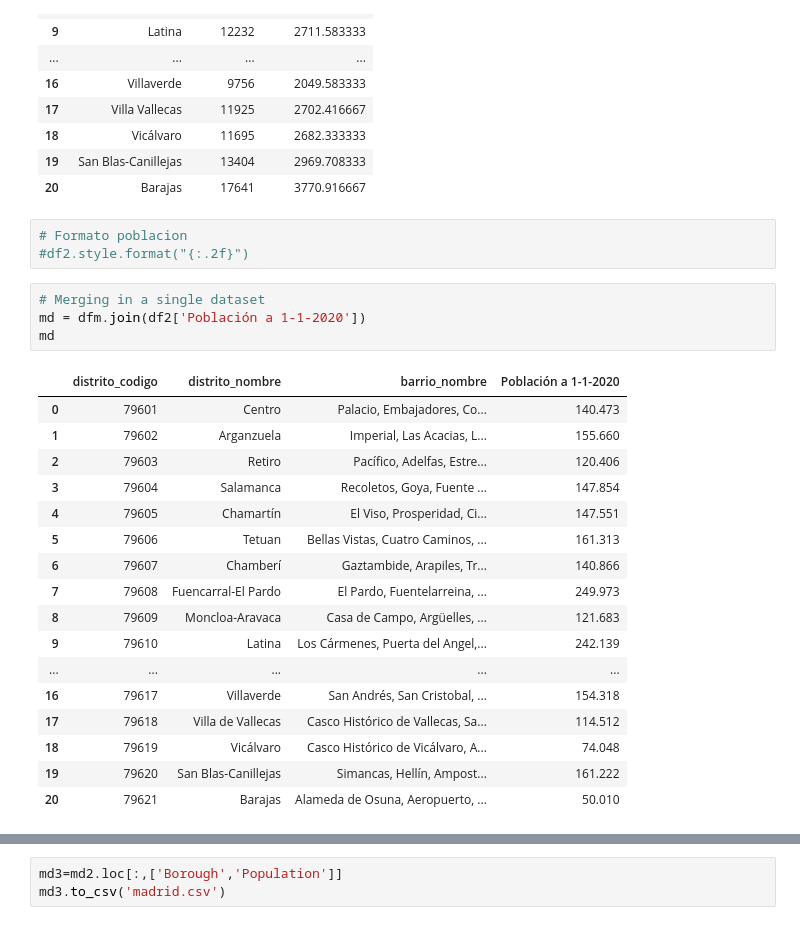
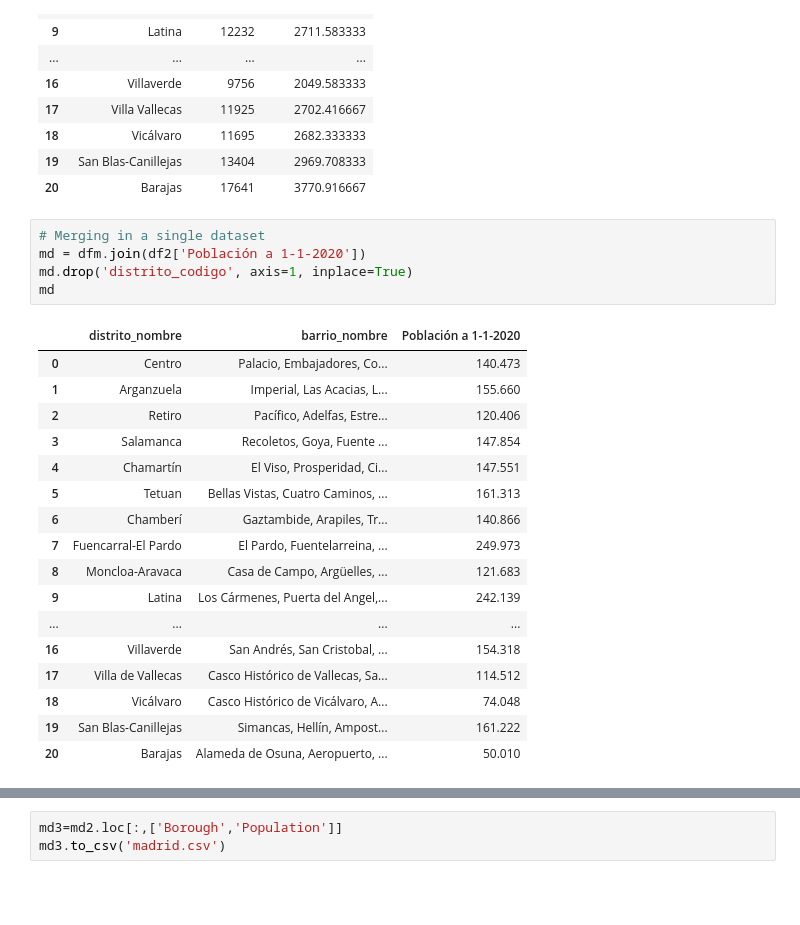
Before and after one commit to LourdesRodriguez/Applied_Data_Science_Capstone, a Jupyter notebook: 20210201_TheBattleofNeighborhoods_Final.ipynb, the cells around one changed output, grey strips where cells are left out. Cells and saved outputs as stored; diff of their text form; blank space fills up the shorter version.

```diff
--- a/20210201_TheBattleofNeighborhoods_Final.ipynb
+++ b/20210201_TheBattleofNeighborhoods_Final.ipynb
@@ -194,31 +194,29 @@ renta
 | 18 | Vicálvaro | 11695 | 2682.333333 |
 | 19 | San Blas-Canillejas | 13404 | 2969.708333 |
 | 20 | Barajas | 17641 | 3770.916667 |
-# %%
-# Formato poblacion
-#df2.style.format("{:.2f}")
 # %%
 # Merging in a single dataset
 md = dfm.join(df2['Población a 1-1-2020'])
+md.drop('distrito_codigo', axis=1, inplace=True)
 md
 # %% [output]
-|  | distrito_codigo | distrito_nombre | barrio_nombre | Población a 1-1-2020 |
-| 0 | 79601 | Centro | Palacio, Embajadores, Co... | 140.473 |
-| 1 | 79602 | Arganzuela | Imperial, Las Acacias, L... | 155.660 |
-| 2 | 79603 | Retiro | Pacífico, Adelfas, Estre... | 120.406 |
-| 3 | 79604 | Salamanca | Recoletos, Goya, Fuente ... | 147.854 |
-| 4 | 79605 | Chamartín | El Viso, Prosperidad, Ci... | 147.551 |
-| 5 | 79606 | Tetuan | Bellas Vistas, Cuatro Caminos, ... | 161.313 |
-| 6 | 79607 | Chamberí | Gaztambide, Arapiles, Tr... | 140.866 |
-| 7 | 79608 | Fuencarral-El Pardo | El Pardo, Fuentelarreina, ... | 249.973 |
-| 8 | 79609 | Moncloa-Aravaca | Casa de Campo, Argüelles, ... | 121.683 |
-| 9 | 79610 | Latina | Los Cármenes, Puerta del Angel,... | 242.139 |
-| ... | ... | ... | ... | ... |
-| 16 | 79617 | Villaverde | San Andrés, San Cristobal, ... | 154.318 |
-| 17 | 79618 | Villa de Vallecas | Casco Histórico de Vallecas, Sa... | 114.512 |
-| 18 | 79619 | Vicálvaro | Casco Histórico de Vicálvaro, A... | 74.048 |
-| 19 | 79620 | San Blas-Canillejas | Simancas, Hellín, Ampost... | 161.222 |
-| 20 | 79621 | Barajas | Alameda de Osuna, Aeropuerto, ... | 50.010 |
+|  | distrito_nombre | barrio_nombre | Población a 1-1-2020 |
+| 0 | Centro | Palacio, Embajadores, Co... | 140.473 |
+| 1 | Arganzuela | Imperial, Las Acacias, L... | 155.660 |
+| 2 | Retiro | Pacífico, Adelfas, Estre... | 120.406 |
+| 3 | Salamanca | Recoletos, Goya, Fuente ... | 147.854 |
+| 4 | Chamartín | El Viso, Prosperidad, Ci... | 147.551 |
+| 5 | Tetuan | Bellas Vistas, Cuatro Caminos, ... | 161.313 |
+| 6 | Chamberí | Gaztambide, Arapiles, Tr... | 140.866 |
+| 7 | Fuencarral-El Pardo | El Pardo, Fuentelarreina, ... | 249.973 |
+| 8 | Moncloa-Aravaca | Casa de Campo, Argüelles, ... | 121.683 |
+| 9 | Latina | Los Cármenes, Puerta del Angel,... | 242.139 |
+| ... | ... | ... | ... |
+| 16 | Villaverde | San Andrés, San Cristobal, ... | 154.318 |
+| 17 | Villa de Vallecas | Casco Histórico de Vallecas, Sa... | 114.512 |
+| 18 | Vicálvaro | Casco Histórico de Vicálvaro, A... | 74.048 |
+| 19 | San Blas-Canillejas | Simancas, Hellín, Ampost... | 161.222 |
+| 20 | Barajas | Alameda de Osuna, Aeropuerto, ... | 50.010 |
 # %%
 md2 = md.join(renta)
 md2.drop('Distrito', axis=1, inplace=True)
```
Also changed, not shown: parts of 16 cells of this notebook.
